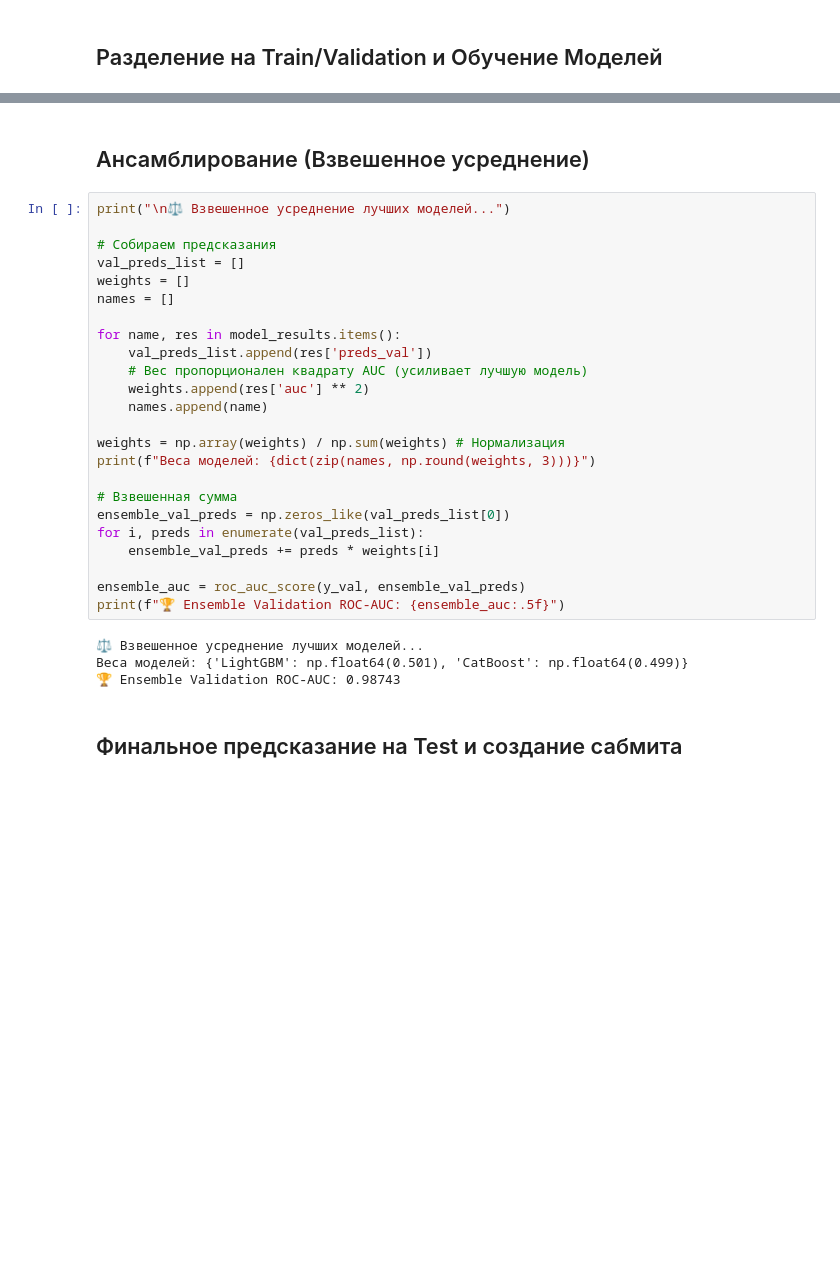
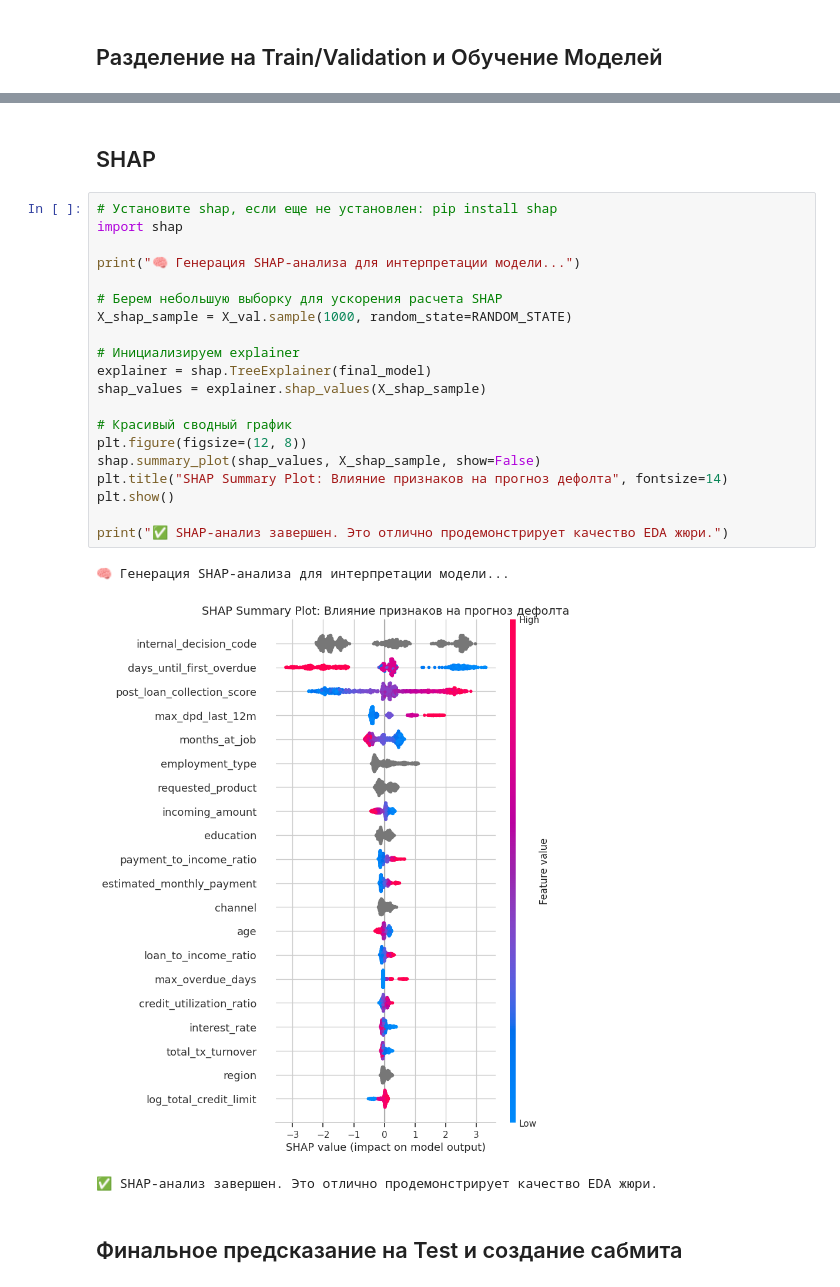
Before and after one commit to FAST-Technologies/Shift_ML_Tech_Task_2, a Jupyter notebook: notebooks/competition.ipynb, the cells around one changed output, grey strips where cells are left out. Saved outputs shown, nothing was run; the diff lists cells and outputs as text; blank space fills up the shorter version.

```diff
--- a/notebooks/competition.ipynb
+++ b/notebooks/competition.ipynb
@@ -244,32 +282,28 @@ Train split: (5190, 47), Validation split: (1298, 47)
 # %% [markdown]
-## Ансамблирование (Взвешенное усреднение)
+## SHAP
 # %%
-print("\n⚖️ Взвешенное усреднение лучших моделей...")
+# Установите shap, если еще не установлен: pip install shap
+import shap
 
-# Собираем предсказания
-val_preds_list = []
-weights = []
-names = []
+print("🧠 Генерация SHAP-анализа для интерпретации модели...")
 
-for name, res in model_results.items():
-    val_preds_list.append(res['preds_val'])
-    # Вес пропорционален квадрату AUC (усиливает лучшую модель)
-    weights.append(res['auc'] ** 2)
-    names.append(name)
+# Берем небольшую выборку для ускорения расчета SHAP
+X_shap_sample = X_val.sample(1000, random_state=RANDOM_STATE)
 
-weights = np.array(weights) / np.sum(weights) # Нормализация
-print(f"Веса моделей: {dict(zip(names, np.round(weights, 3)))}")
+# Инициализируем explainer
+explainer = shap.TreeExplainer(final_model)
+shap_values = explainer.shap_values(X_shap_sample)
 
-# Взвешенная сумма
-ensemble_val_preds = np.zeros_like(val_preds_list[0])
-for i, preds in enumerate(val_preds_list):
-    ensemble_val_preds += preds * weights[i]
+# Красивый сводный график
+plt.figure(figsize=(12, 8))
+shap.summary_plot(shap_values, X_shap_sample, show=False)
+plt.title("SHAP Summary Plot: Влияние признаков на прогноз дефолта", fontsize=14)
+plt.show()
 
-ensemble_auc = roc_auc_score(y_val, ensemble_val_preds)
-print(f"🏆 Ensemble Validation ROC-AUC: {ensemble_auc:.5f}")
+print("✅ SHAP-анализ завершен. Это отлично продемонстрирует качество EDA жюри.")
 # %% [output]
-⚖️ Взвешенное усреднение лучших моделей...
-Веса моделей: {'LightGBM': np.float64(0.501), 'CatBoost': np.float64(0.499)}
-🏆 Ensemble Validation ROC-AUC: 0.98743
+🧠 Генерация SHAP-анализа для интерпретации модели...
+[figure, added]
+✅ SHAP-анализ завершен. Это отлично продемонстрирует качество EDA жюри.
 # %% [markdown]
 ## Финальное предсказание на Test и создание сабмита
```
Also changed, not shown: parts of 7 cells of this notebook, 10 other files.
